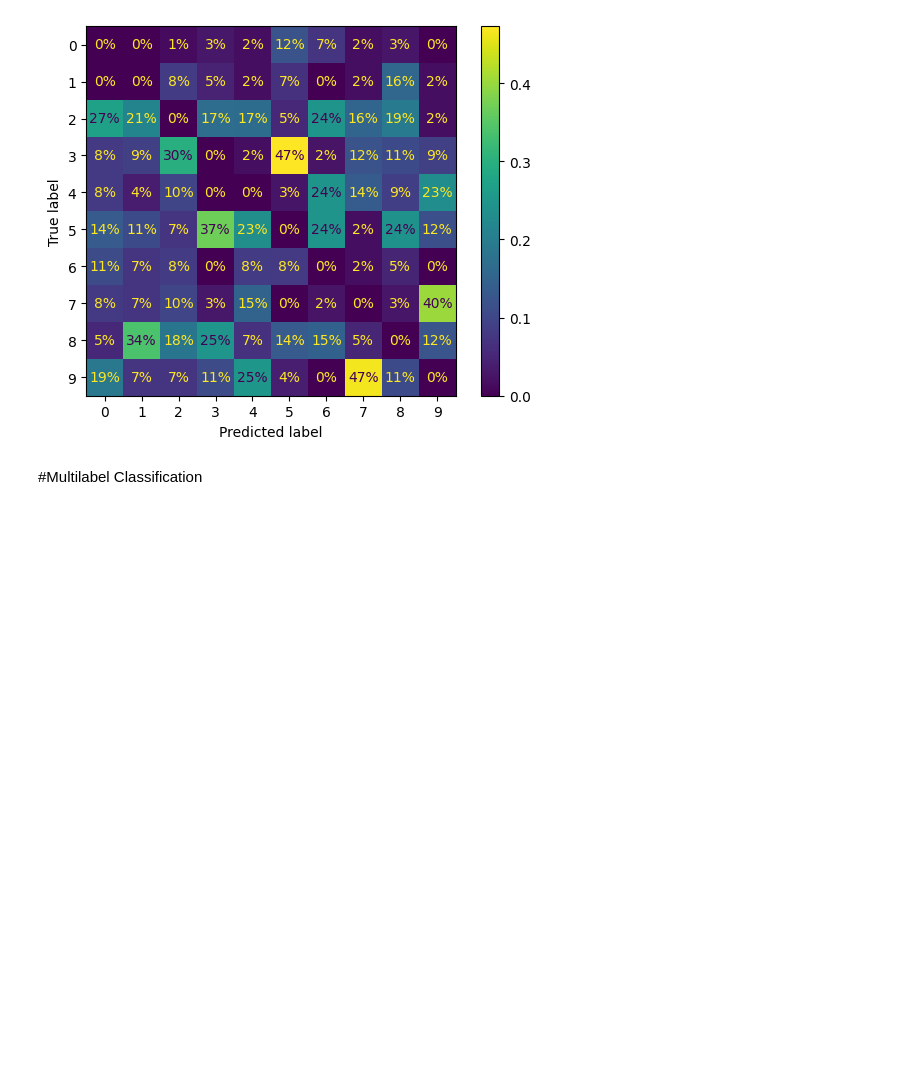
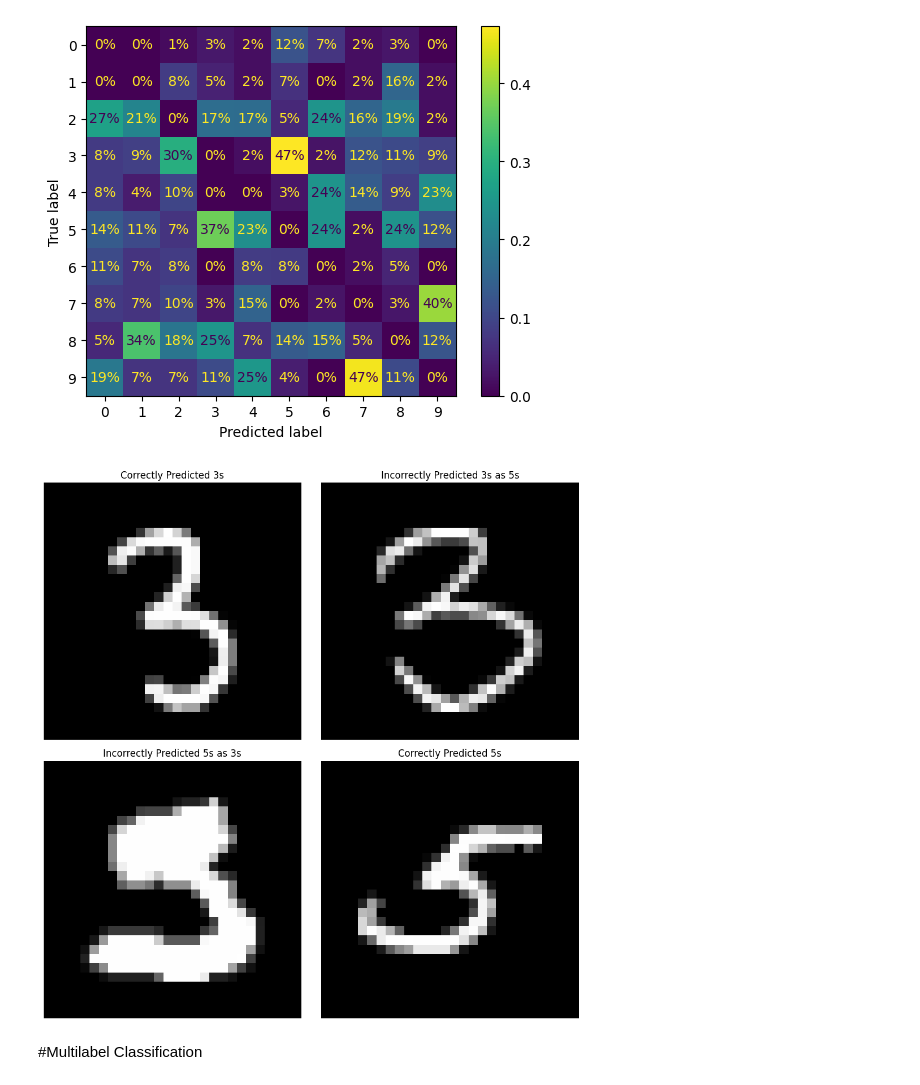
Before and after one commit to Vansh956957/HOML, a Jupyter notebook: HOML3_Classification/HOML_3_Classification.ipynb, the cells around one changed output. Saved outputs shown, nothing was run; the diff lists cells and outputs as text; code cells hidden in the pictures; blank space fills up the shorter version.

```diff
--- a/HOML3_Classification/HOML_3_Classification.ipynb
+++ b/HOML3_Classification/HOML_3_Classification.ipynb
@@ -450,6 +450,54 @@ X_aa = X_train[(y_train == cl_a) & (y_train_pred == cl_a)]
 X_ab = X_train[(y_train == cl_a) & (y_train_pred == cl_b)]
 X_ba = X_train[(y_train == cl_b) & (y_train_pred == cl_a)]
 X_bb = X_train[(y_train == cl_b) & (y_train_pred == cl_b)]
+# %%
+import numpy as np
+import matplotlib.pyplot as plt
+
+def plot_confusion_matrix_style(X_aa, X_ab, X_ba, X_bb, image_size):
+  """
+  Plots the given data subsets in a confusion matrix style.
+
+  Args:
+    X_aa: Data for correctly predicted class A.
+    X_ab: Data for incorrectly predicted class A as class B.
+    X_ba: Data for incorrectly predicted class B as class A.
+    X_bb: Data for correctly predicted class B.
+    image_size: Size of the images in the data.
+  """
+
+  # Calculate the number of images to display per subplot
+  num_images_per_subplot = 16
+
+  # Create a 2x2 subplot grid
+  fig, axs = plt.subplots(2, 2, figsize=(10, 10))
+
+  # Flatten the image arrays
+  X_aa_flat = X_aa.reshape(-1, image_size, image_size)
+  X_ab_flat = X_ab.reshape(-1, image_size, image_size)
+  X_ba_flat = X_ba.reshape(-1, image_size, image_size)
+  X_bb_flat = X_bb.reshape(-1, image_size, image_size)
+
+  # Plot images in each subplot
+  for i, (data, ax) in enumerate(zip([X_aa_flat, X_ab_flat, X_ba_flat, X_bb_flat], axs.flatten())):
+    for j in range(num_images_per_subplot):
+      ax.imshow(data[j], cmap='gray')
+      ax.axis('off')
+
+  # Set subplot titles
+  axs[0, 0].set_title('Correctly Predicted 3s')
+  axs[0, 1].set_title('Incorrectly Predicted 3s as 5s')
+  axs[1, 0].set_title('Incorrectly Predicted 5s as 3s')
+  axs[1, 1].set_title('Correctly Predicted 5s')
+
+  plt.tight_layout()
+  plt.show()
+
+# Example usage
+image_size = 28  # Replace with your actual image size
+plot_confusion_matrix_style(X_aa, X_ab, X_ba, X_bb, image_size)
+# %% [output]
+[figure, added]
 # %% [markdown]
 #Multilabel Classification
 # %%
```
Also changed, not shown: parts of 1 cell of this notebook.
